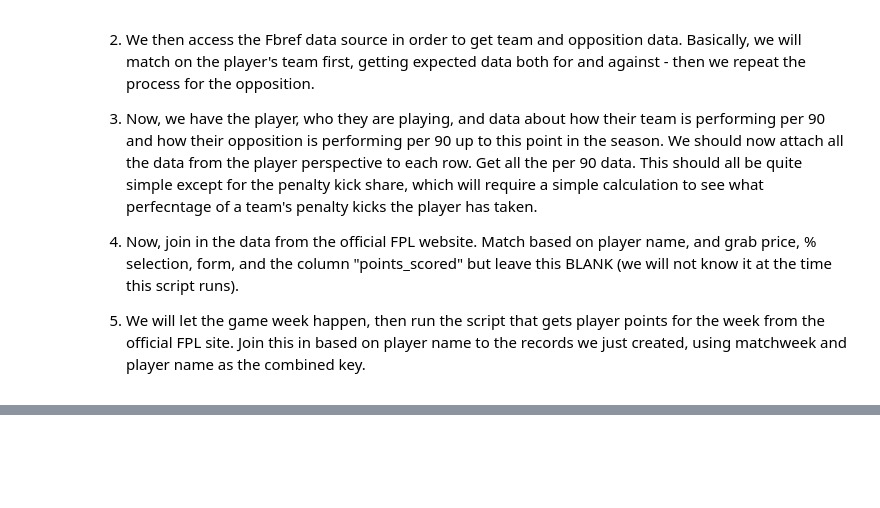
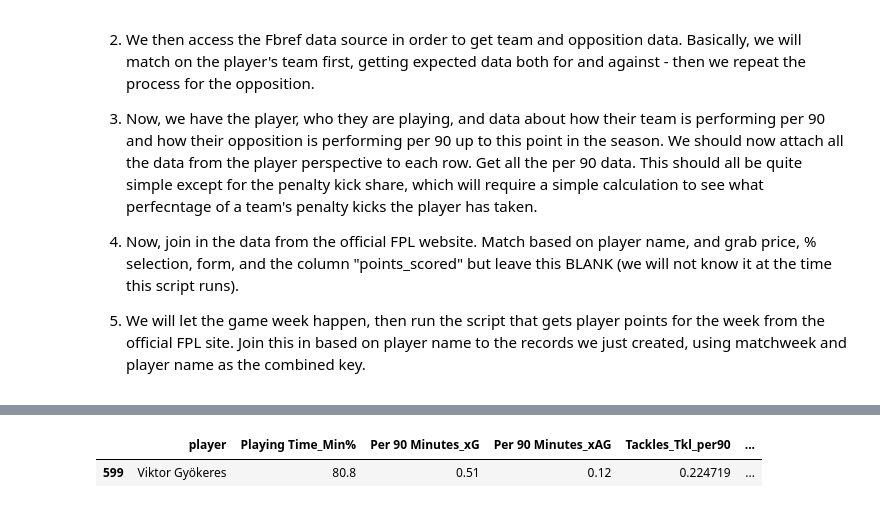
Before and after one commit to reedwrogers/fpl-oracle, a Jupyter notebook: main.ipynb, the cells around one changed output, grey strips where cells are left out. Drawn from its saved outputs; the diff is of its cells as text; code cells hidden in the pictures; blank space fills up the shorter version.

```diff
--- a/main.ipynb
+++ b/main.ipynb
@@ -87,3 +246,8 @@ def get_teams():
+# %%
+df.head()
+# %% [output]
+|  | player | Playing Time_Min% | Per 90 Minutes_xG | Per 90 Minutes_xAG | Tackles_Tkl_per90 | ... |
+| 599 | Viktor Gyökeres | 80.8 | 0.51 | 0.12 | 0.224719 | ... |
 # %%
 fixtures = get_fixtures(12)
 # %%
```
Also changed, not shown: parts of 10 cells of this notebook.
